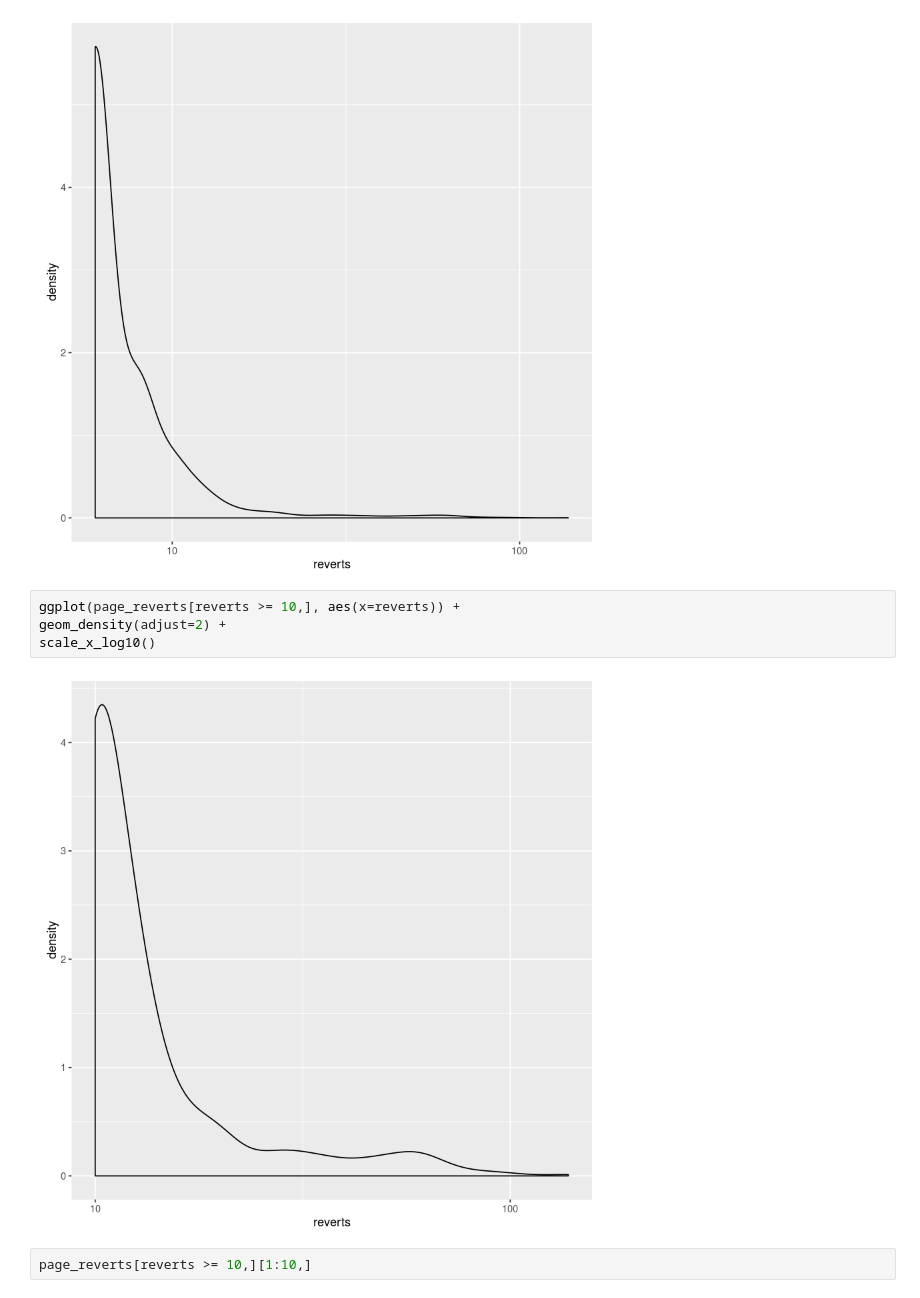
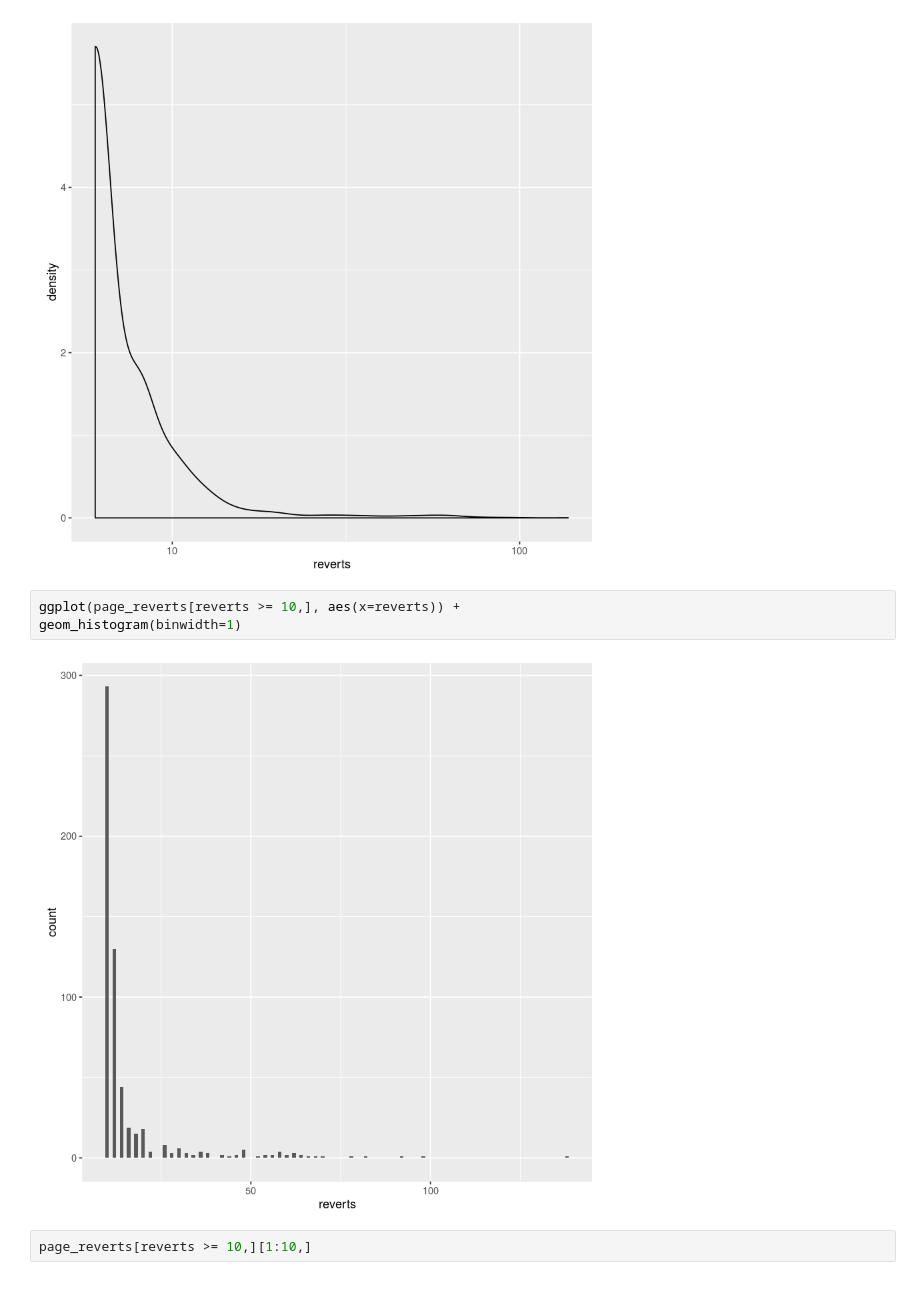
Before and after one commit to halfak/are-the-bots-really-fighting, a Jupyter notebook: analysis/exploratory/most_reverty_pages.ipynb, the cells around one changed output. Cells and saved outputs as stored; diff of their text form.

```diff
--- a/analysis/exploratory/most_reverty_pages.ipynb
+++ b/analysis/exploratory/most_reverty_pages.ipynb
@@ -49,10 +49,9 @@ scale_x_log10()
 [figure]
 # %%
 ggplot(page_reverts[reverts >= 10,], aes(x=reverts)) +
-geom_density(adjust=2) +
-scale_x_log10()
+geom_histogram(binwidth=1)
 # %% [output]
-[figure, old version]
+[figure, new version]
 # %%
 page_reverts[reverts >= 10,][1:10,]
 # %% [output]
```
Also changed, not shown: parts of 10 cells of this notebook, 3 other files.
